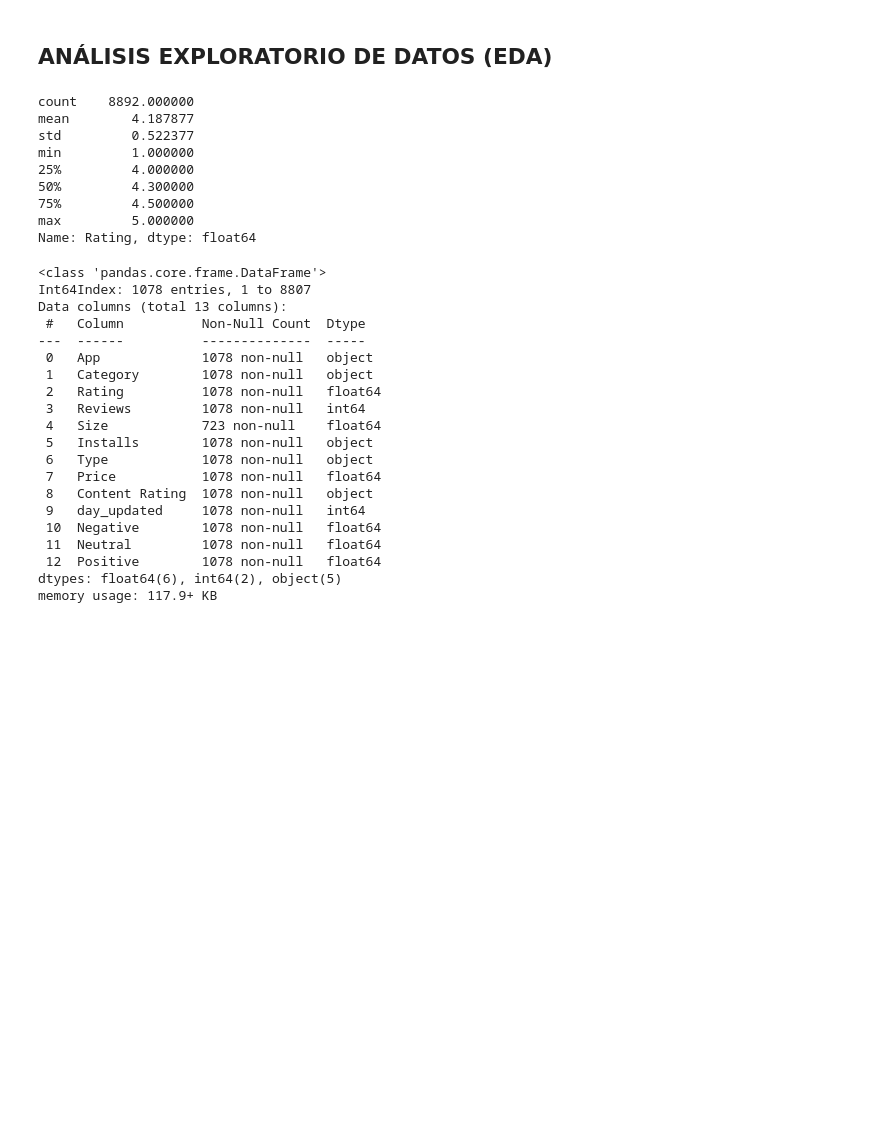
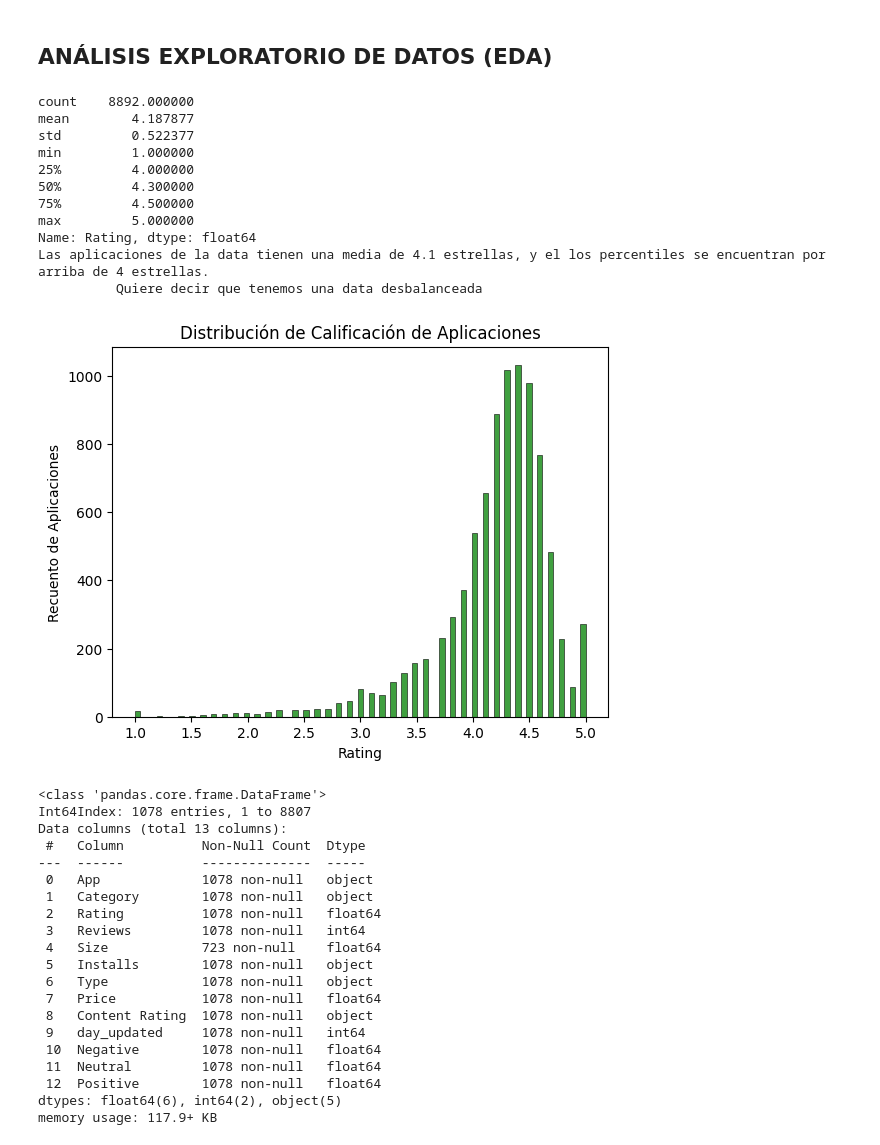
Before and after one commit to EliseoCabana/An-lisis-de-Sentimientos-y-Predicci-n-de-Calificaci-n-con-PLN-y-RL, a Jupyter notebook: Proyecto_M7_Análisis_de_Sentimientos_y_Predicción_de_Calificaciones_de_Apps.ipynb, the cells around one changed output. Cells and saved outputs as stored; diff of their text form; code cells hidden in the pictures; blank space fills up the shorter version.

```diff
--- a/Proyecto_M7_Análisis_de_Sentimientos_y_Predicción_de_Calificaciones_de_Apps.ipynb
+++ b/Proyecto_M7_Análisis_de_Sentimientos_y_Predicción_de_Calificaciones_de_Apps.ipynb
@@ -249,19 +249,28 @@ data_review
 865 rows × 4 columns
 # %% [markdown]
 ## **ANÁLISIS EXPLORATORIO DE DATOS (EDA)**
-# %%
-# Variable Objetivo
-data1['Rating'].describe().T
-# %% [output]
-count    8892.000000
-mean        4.187877
-std         0.522377
-min         1.000000
-25%         4.000000
-50%         4.300000
-75%         4.500000
-max         5.000000
-Name: Rating, dtype: float64
+# %%
+# Variable Objetivo
+print(data1['Rating'].describe().T)
+sn.histplot(data1['Rating'], color='g')
+plt.title('Distribución de Calificación de Aplicaciones')
+plt.xlabel('Rating')
+plt.ylabel('Recuento de Aplicaciones')
+print("""Las aplicaciones de la data tienen una media de 4.1 estrellas, y el los percentiles se encuentran por arriba de 4 estrellas.
+          Quiere decir que tenemos una data desbalanceada""")
+# %% [output]
+count    8892.000000
+mean        4.187877
+std         0.522377
+min         1.000000
+25%         4.000000
+50%         4.300000
+75%         4.500000
+max         5.000000
+Name: Rating, dtype: float64
+Las aplicaciones de la data tienen una media de 4.1 estrellas, y el los percentiles se encuentran por arriba de 4 estrellas.
+          Quiere decir que tenemos una data desbalanceada
+[figure, added]
 # %%
 # Merge de data
 data1['App']= data1['App'].str.strip()
```
Also changed, not shown: parts of 29 cells of this notebook.
